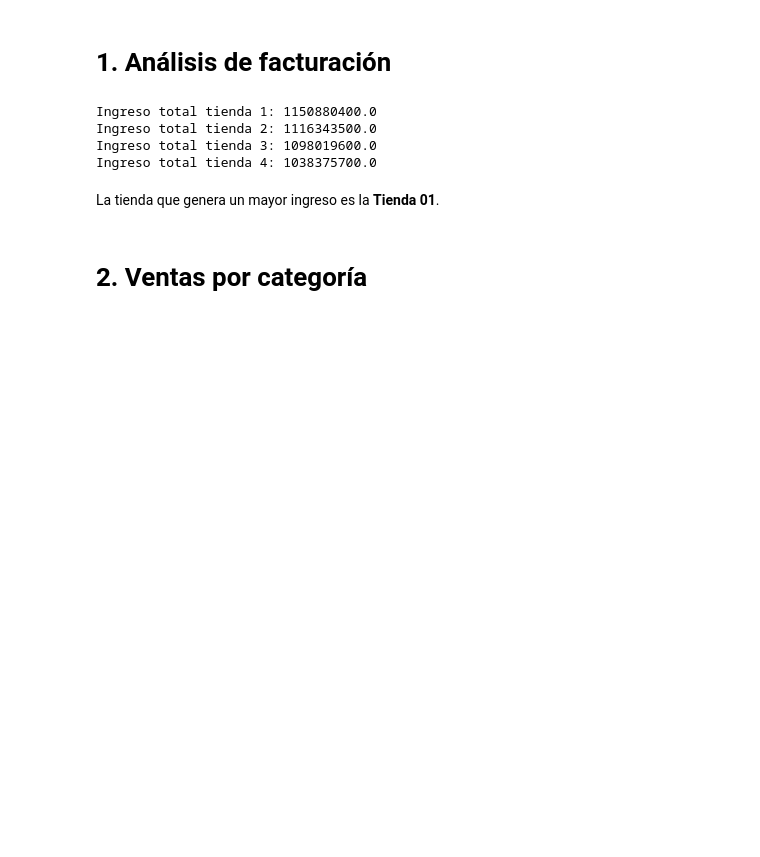
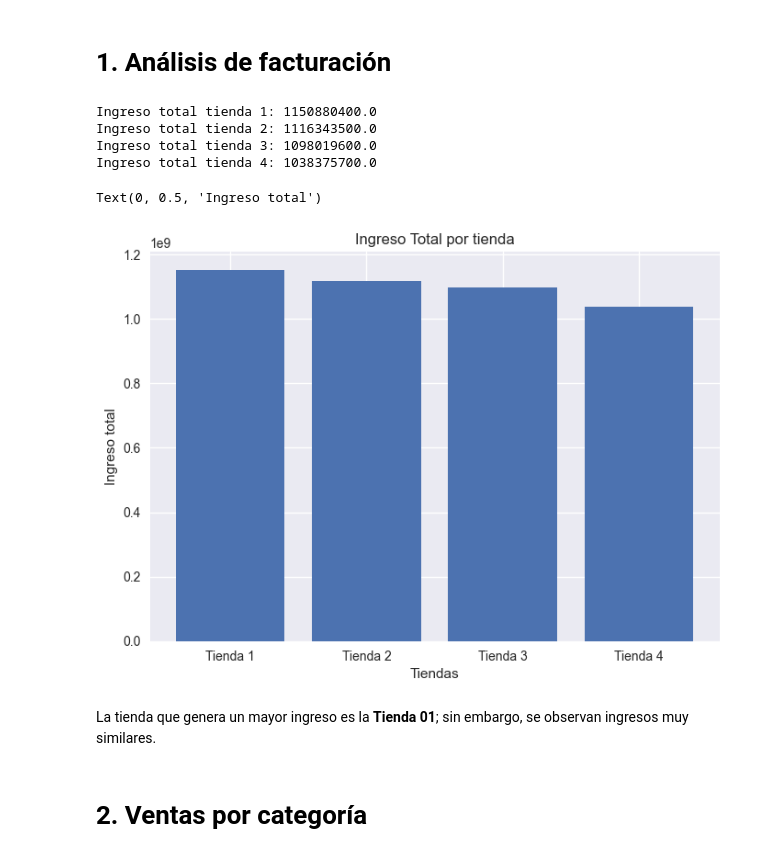
Before and after one commit to aaizaguirre/alura_store, a Jupyter notebook: alura_store_latam.ipynb, the cells around one changed output. Saved outputs shown, nothing was run; the diff lists cells and outputs as text; code cells hidden in the pictures; blank space fills up the shorter version.

Commit message:
Gráficos con matplotlib

```diff
--- a/alura_store_latam.ipynb
+++ b/alura_store_latam.ipynb
@@ -38,8 +39,20 @@ Ingreso total tienda 1: 1150880400.0
 Ingreso total tienda 2: 1116343500.0
 Ingreso total tienda 3: 1098019600.0
 Ingreso total tienda 4: 1038375700.0
+# %%
+## Gráfico de barras del ingreso total por tienda
+tiendas = ['Tienda 1', 'Tienda 2', 'Tienda 3', 'Tienda 4']
+ingresos = [ingreso_total_tienda1, ingreso_total_tienda2, ingreso_total_tienda3, ingreso_total_tienda4]
+plt.style.use('seaborn-v0_8')
+plt.bar(tiendas, ingresos)
+plt.title("Ingreso Total por tienda")
+plt.xlabel("Tiendas")
+plt.ylabel("Ingreso total")
+# %% [output]
+Text(0, 0.5, 'Ingreso total')
+[figure, added]
 # %% [markdown]
-La tienda que genera un mayor ingreso es la **Tienda 01**.
+La tienda que genera un mayor ingreso es la **Tienda 01**; sin embargo, se observan ingresos muy similares.
 # %% [markdown]
 # 2. Ventas por categoría
 # %%
```
Also changed, not shown: parts of 5 cells of this notebook.
